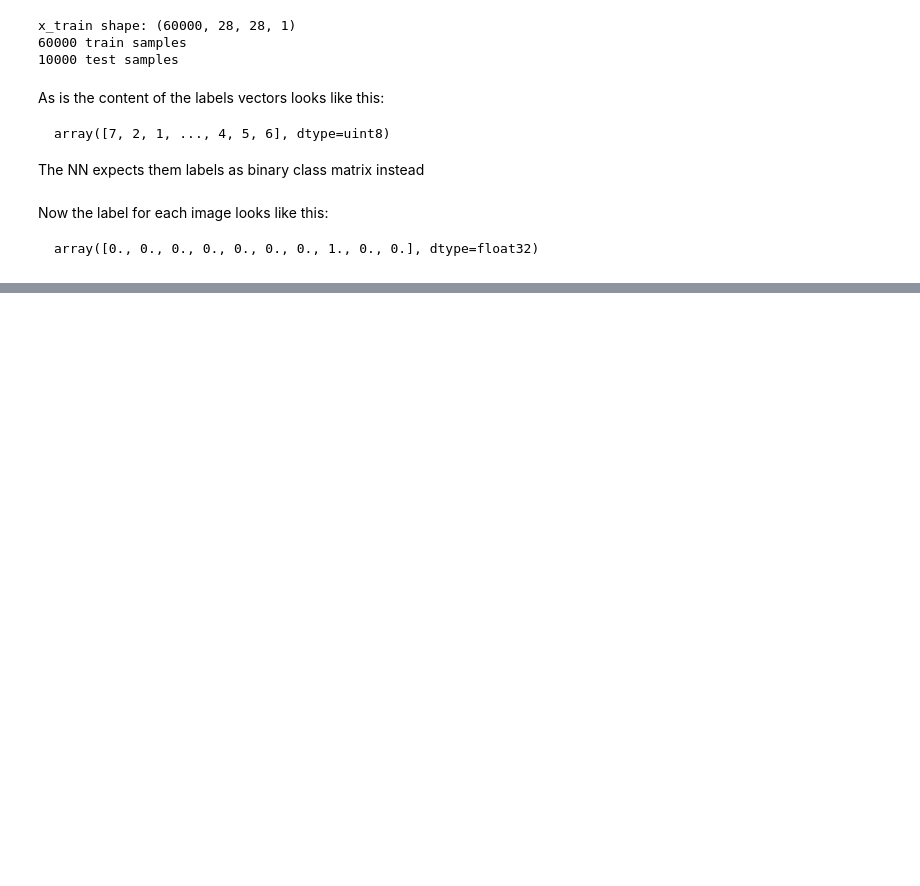
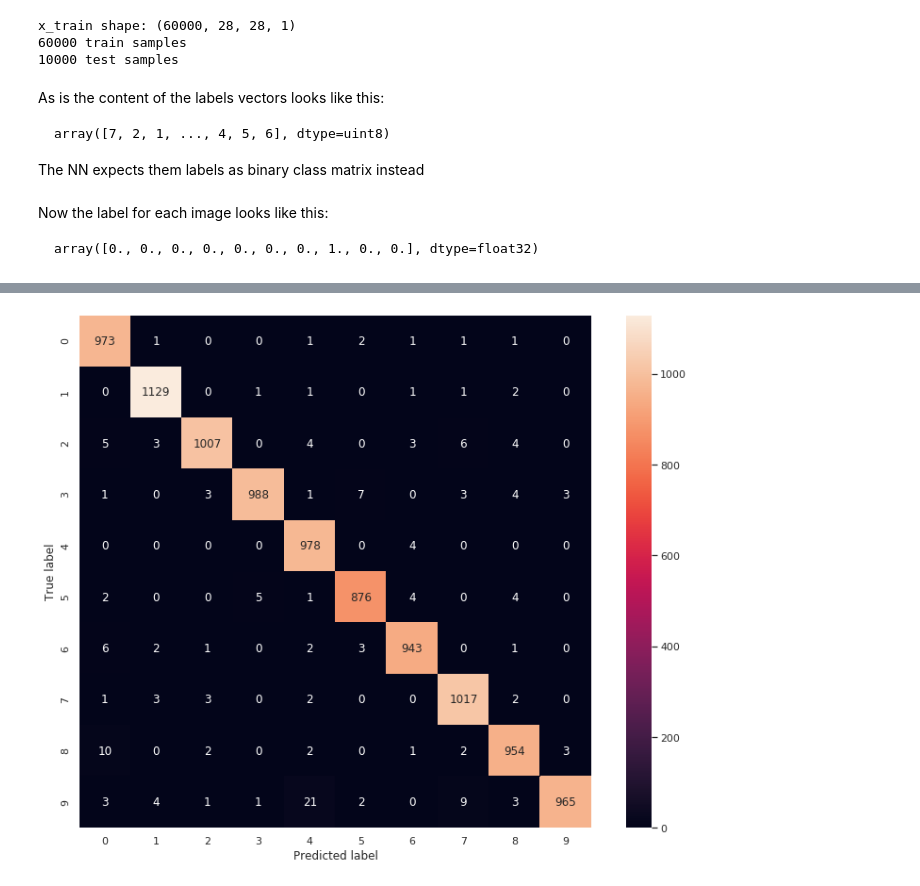
Before and after one commit to mj-will/intro2ml, a Jupyter notebook: notebooks/classification-CNN.ipynb, the cells around one changed output, grey strips where cells are left out. Cells and saved outputs as stored; diff of their text form; code cells hidden in the pictures; blank space fills up the shorter version.

```diff
--- a/notebooks/classification-CNN.ipynb
+++ b/notebooks/classification-CNN.ipynb
@@ -145,0 +240,3 @@ Test accuracy: 0.9933
+# %%
+pred_class = np.argmax(y_pred, axis=1)
+true_class = np.argmax(y_test, axis=1)
@@ -145,0 +245,10 @@ Test accuracy: 0.9933
+# %%
+cm = confusion_matrix(true_class, pred_class)
+# %%
+fig = plt.figure(figsize=(13, 10))
+sns.heatmap(cm, annot=True, square=True, fmt='g')
+plt.xlabel("Predicted label")
+plt.ylabel("True label")
+plt.show()
+# %% [output]
+[figure, added]
```
Also changed, not shown: parts of 17 cells of this notebook, 1 other file.
